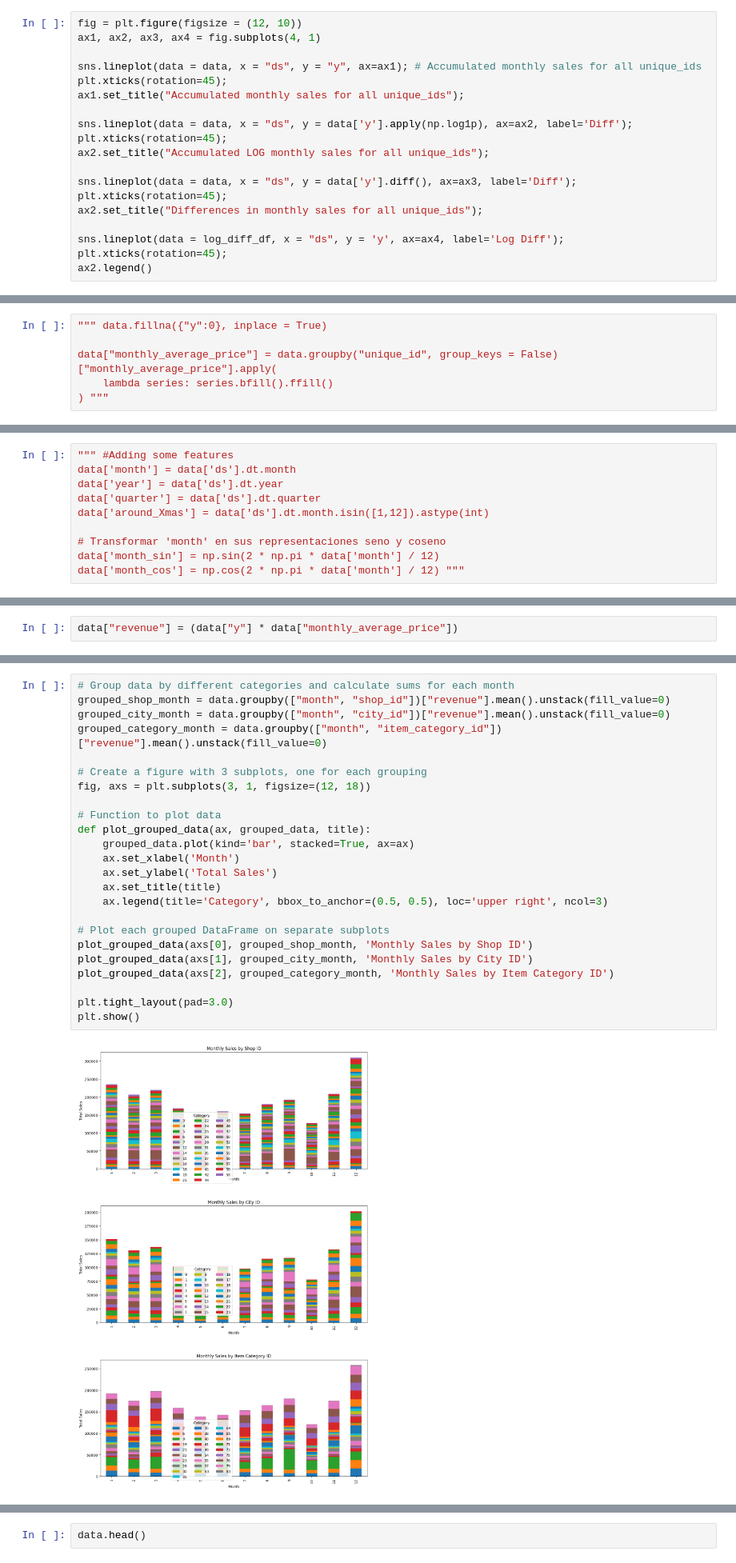
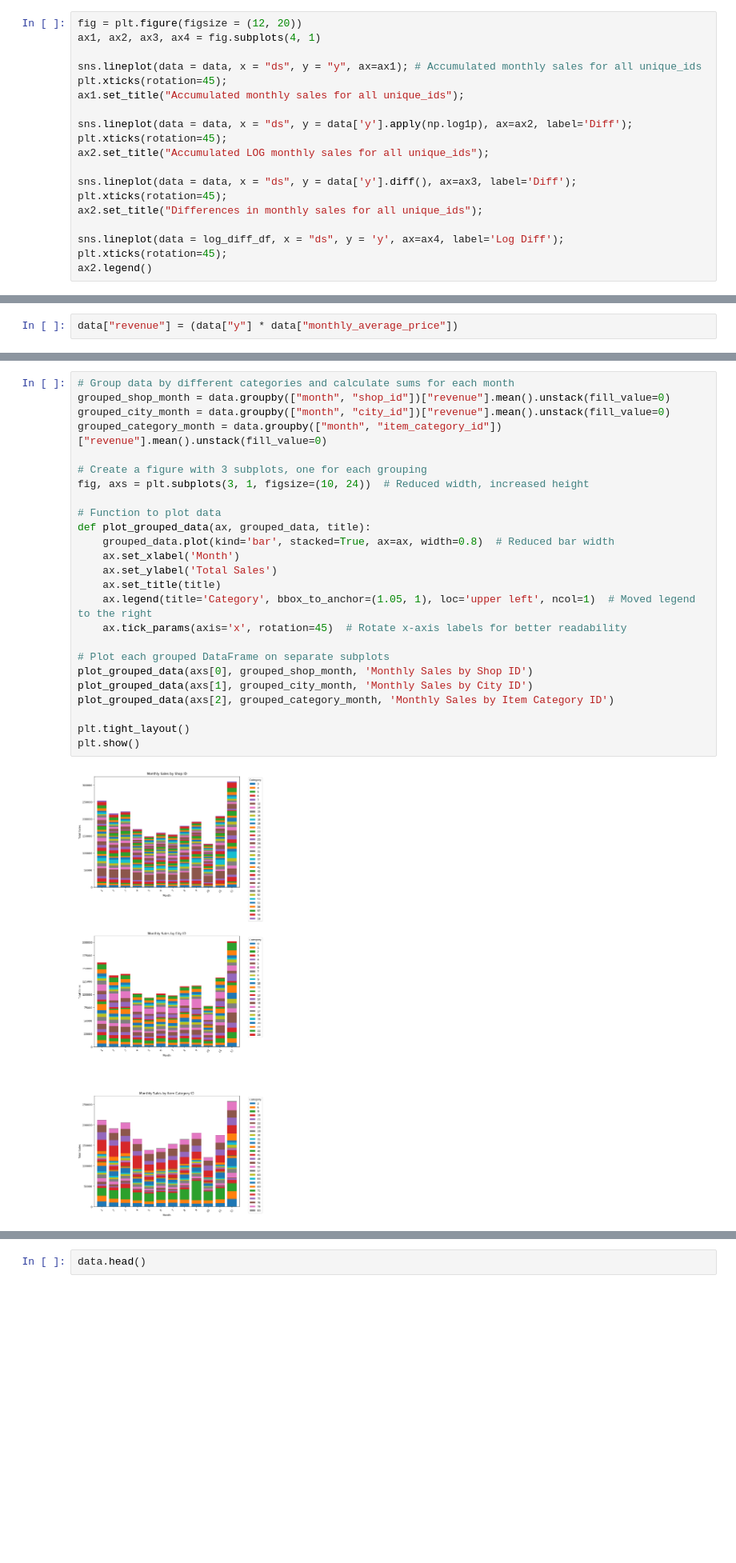
Before and after one commit to ezemriv/MLForecast-Enhanced-TimeSeries, a Jupyter notebook: 00_EDA_NaN_impute.ipynb, the cells around one changed output, grey strips where cells are left out. Shown at 80% size. Drawn from its saved outputs; the diff is of its cells as text; blank space fills up the shorter version.

```diff
--- a/00_EDA_NaN_impute.ipynb
+++ b/00_EDA_NaN_impute.ipynb
@@ -139,5 +146,5 @@ log_diff_df['y'] = log_diff_df.groupby('unique_id')['y'].transform(lambda series
 # %%
-fig = plt.figure(figsize = (12, 10))
+fig = plt.figure(figsize = (12, 20))
 ax1, ax2, ax3, ax4 = fig.subplots(4, 1)
 
 sns.lineplot(data = data, x = "ds", y = "y", ax=ax1); # Accumulated monthly sales for all unique_ids
@@ -221,6 +226,0 @@ sns.heatmap(pivot_df)
-# %%
-""" data.fillna({"y":0}, inplace = True)
-
-data["monthly_average_price"] = data.groupby("unique_id", group_keys = False)["monthly_average_price"].apply(
-    lambda series: series.bfill().ffill()
-) """
@@ -272,13 +268,3 @@ data['y'] = np.where(data['ds'].isin(test_index), 0, data['y'])
-# %%
-""" #Adding some features
-data['month'] = data['ds'].dt.month
-data['year'] = data['ds'].dt.year
-data['quarter'] = data['ds'].dt.quarter
-data['around_Xmas'] = data['ds'].dt.month.isin([1,12]).astype(int)
-
-# Transformar 'month' en sus representaciones seno y coseno
-data['month_sin'] = np.sin(2 * np.pi * data['month'] / 12)
-data['month_cos'] = np.cos(2 * np.pi * data['month'] / 12) """
 # %% [markdown]
 ### Revenue
 # %%
@@ -323,29 +311,30 @@ plt.show()
 # %%
 # Group data by different categories and calculate sums for each month
 grouped_shop_month = data.groupby(["month", "shop_id"])["revenue"].mean().unstack(fill_value=0)
 grouped_city_month = data.groupby(["month", "city_id"])["revenue"].mean().unstack(fill_value=0)
 grouped_category_month = data.groupby(["month", "item_category_id"])["revenue"].mean().unstack(fill_value=0)
 
 # Create a figure with 3 subplots, one for each grouping
-fig, axs = plt.subplots(3, 1, figsize=(12, 18))
+fig, axs = plt.subplots(3, 1, figsize=(10, 24))  # Reduced width, increased height
 
 # Function to plot data
 def plot_grouped_data(ax, grouped_data, title):
-    grouped_data.plot(kind='bar', stacked=True, ax=ax)
+    grouped_data.plot(kind='bar', stacked=True, ax=ax, width=0.8)  # Reduced bar width
     ax.set_xlabel('Month')
     ax.set_ylabel('Total Sales')
     ax.set_title(title)
-    ax.legend(title='Category', bbox_to_anchor=(0.5, 0.5), loc='upper right', ncol=3)
+    ax.legend(title='Category', bbox_to_anchor=(1.05, 1), loc='upper left', ncol=1)  # Moved legend to the right
+    ax.tick_params(axis='x', rotation=45)  # Rotate x-axis labels for better readability
 
 # Plot each grouped DataFrame on separate subplots
 plot_grouped_data(axs[0], grouped_shop_month, 'Monthly Sales by Shop ID')
 plot_grouped_data(axs[1], grouped_city_month, 'Monthly Sales by City ID')
 plot_grouped_data(axs[2], grouped_category_month, 'Monthly Sales by Item Category ID')
 
-plt.tight_layout(pad=3.0)
+plt.tight_layout()
 plt.show()
 # %% [output]
-[figure, old version]
+[figure, new version]
 # %%
 # Prepare the data
 plot_data_item = data.groupby(['item_id','month'])['monthly_average_price'].mean().reset_index()
```
Also changed, not shown: parts of 26 cells of this notebook, 3 other files.
